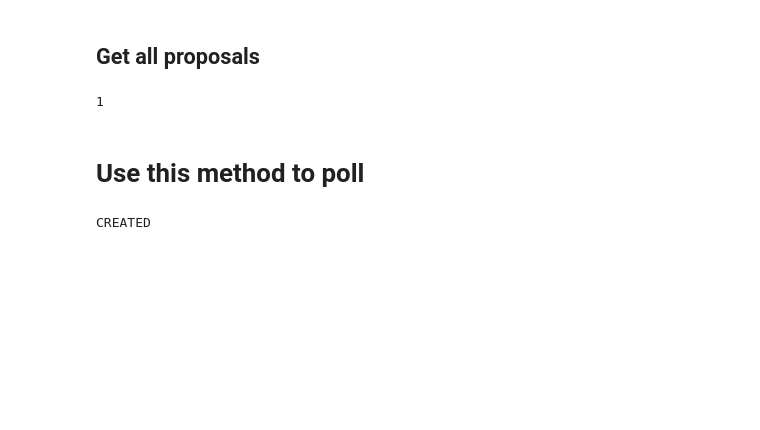
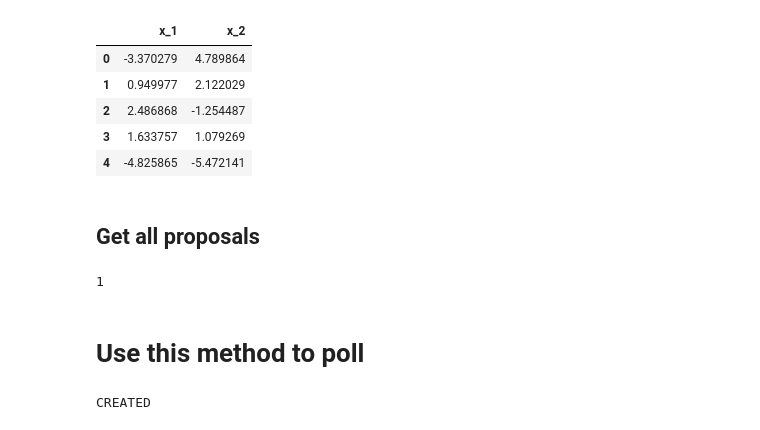
Before and after one commit to experimental-design/bofire-candidates-api, a Jupyter notebook: webserver_proposal.ipynb, the cells around one changed output. Cells and saved outputs as stored; diff of their text form; code cells hidden in the pictures; blank space fills up the shorter version.

```diff
--- a/webserver_proposal.ipynb
+++ b/webserver_proposal.ipynb
@@ -89,6 +89,37 @@ HEADERS = {'accept': 'application/json', 'Content-Type': 'application/json'}
 #response = requests.post(url=f"{URL}/candidates/generate", data=cr.model_dump_json(), headers=HEADERS)
 
 response = requests.post(url=f"{URL}/proposals", json=cr.model_dump(), headers=HEADERS)
+# %%
+import time
+
+# create the proposal in the database
+response = requests.post(url=f"{URL}/proposals", json=cr.model_dump(), headers=HEADERS)
+id = json.loads(response.content)["id"]
+
+# poll the state of the proposal
+def get_state(id:int):
+    return requests.get(url=f"{URL}proposals/{id}/state", headers=HEADERS).json()
+
+state = get_state(id)
+
+while state in ["CREATED", "CLAIMED"]:
+    state = get_state(id)
+    time.sleep(5)
+
+if state=="FINISHED":
+    response = requests.get(url=f"{URL}proposals/{id}/candidates", headers=HEADERS)
+    candidates = Candidates(**response.json()).to_pandas()
+else:
+    print(state) # candidate generation was not successful.
+# %%
+candidates
+# %% [output]
+|  | x_1 | x_2 |
+| 0 | -3.370279 | 4.789864 |
+| 1 | 0.949977 | 2.122029 |
+| 2 | 2.486868 | -1.254487 |
+| 3 | 1.633757 | 1.079269 |
+| 4 | -4.825865 | -5.472141 |
 # %% [markdown]
 ## Get all proposals
 # %%
```
Also changed, not shown: 2 other files.
